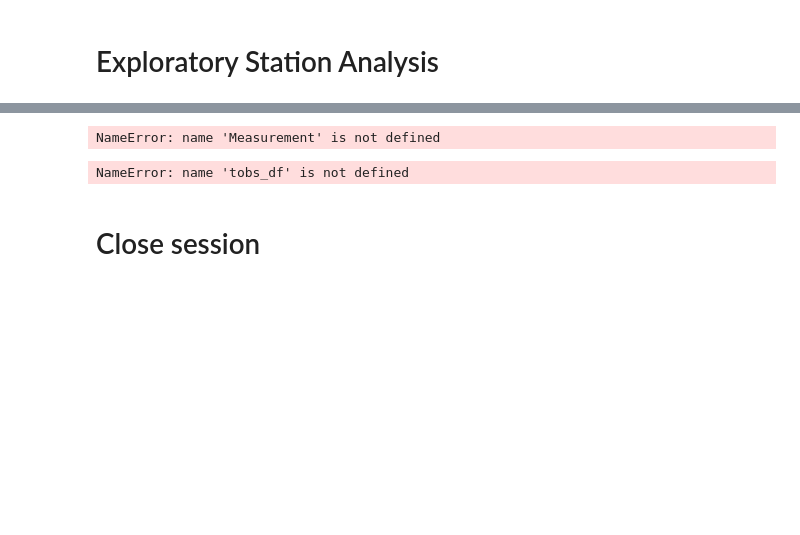
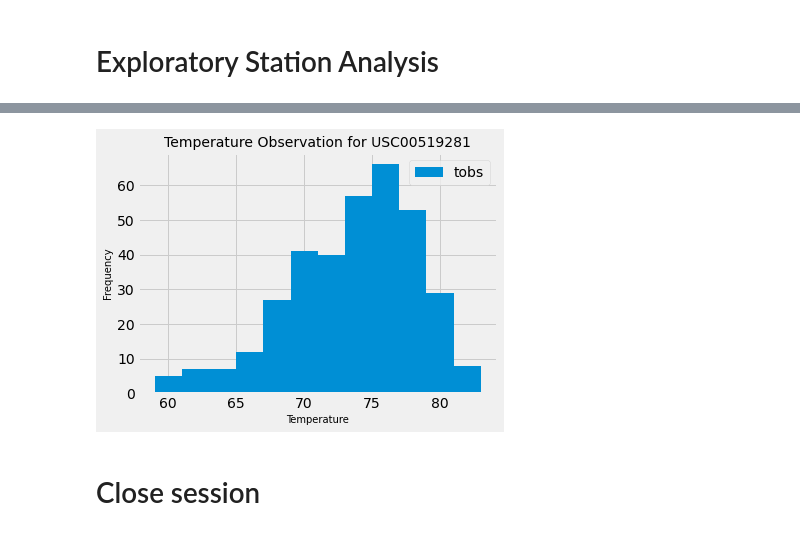
Before and after one commit to Shelf0/Climate-SQLAlchemy, a Jupyter notebook: Climate.ipynb, the cells around one changed output, grey strips where cells are left out. Saved outputs shown, nothing was run; the diff lists cells and outputs as text; code cells hidden in the pictures; blank space fills up the shorter version.

Commit message:
created histogram for Temperature observations

```diff
--- a/Climate.ipynb
+++ b/Climate.ipynb
@@ -128,22 +136,23 @@ NameError: name 'Measurement' is not defined
 # %%
 # Using the most active station id
 # Query the last 12 months of temperature observation data for this station and plot the results as a histogram
-year_temp = session.query(Measurement.tobs).\
-      filter(Measurement.date >= one_year_ago, Measurement.station == 'USC00519281').\
-      order_by(Measurement.tobs).all()
+
+
+temp_obs = session.query(Measurement.tobs).\
+    filter(Measurement.station == 'USC00519281').\
+    filter(Measurement.date >= year_before).all()
+
+df = pd.DataFrame(temp_obs, columns=['tobs'])
+df.plot.hist(bins=12)
+
+plt.tight_layout()
+plt.title("Temperature Observation for USC00519281", fontsize = 14)
+plt.xlabel("Temperature", fontsize = 10)
+plt.ylabel("Frequency",  fontsize = 10)
+plt.savefig("Images/Temp Observation Data.png")
+plt.show()
 # %% [output]
-NameError: name 'Measurement' is not defined
+[figure, added]
-# %%
-bins = 12
-tobs_df.plot.hist(year_temp,bins)
-plt.ylim(0,70)
-plt.xlabel("Temperature")
-plt.ylabel("Frequency")
-plt.title("Station Analysis (8/24/16 to 8/23/17) for Station USC00519281")
-plt.legend(["tobs"])
-plt.show()
-# %% [output]
-NameError: name 'tobs_df' is not defined
 # %% [markdown]
 # Close session
 # %%
```
Also changed, not shown: parts of 3 cells of this notebook, 1 other file.
